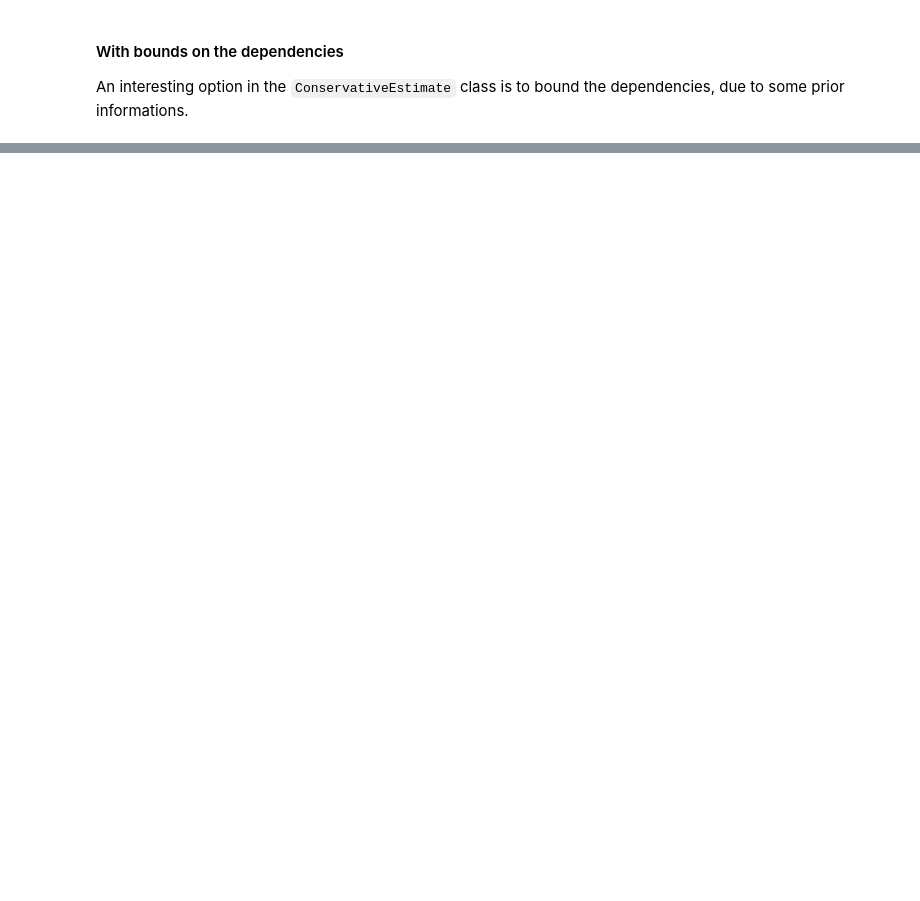
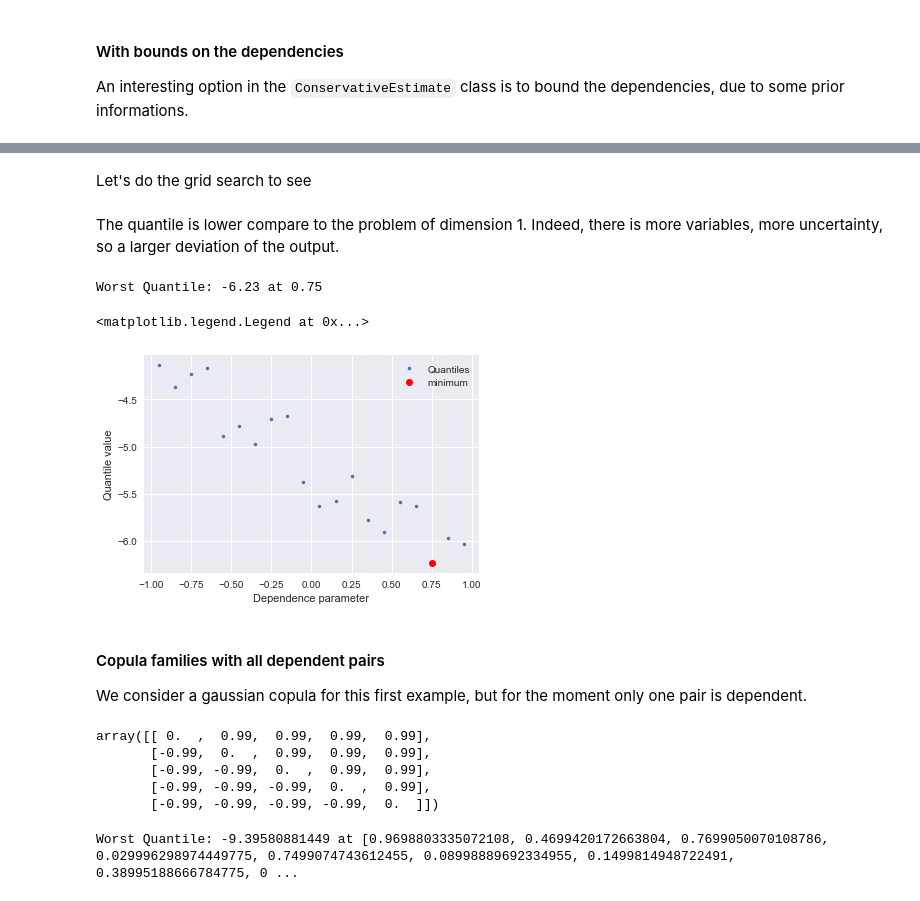
Before and after one commit to NazBen/dep-impact, a Jupyter notebook: examples/grid-search.ipynb, the cells around one changed output, grey strips where cells are left out. Saved outputs shown, nothing was run; the diff lists cells and outputs as text; code cells hidden in the pictures; blank space fills up the shorter version.

```diff
--- a/examples/grid-search.ipynb
+++ b/examples/grid-search.ipynb
@@ -174,0 +234,8 @@ An interesting option in the `ConservativeEstimate` class is to bound the depend
+# %%
+from dependence import ConservativeEstimate
+
+quant_estimate.margins = margins
+quant_estimate.families = families
+quant_estimate.vine_structure = None
+quant_estimate.bounds_tau = None
+quant_estimate.bounds_tau
@@ -174,0 +250,28 @@ An interesting option in the `ConservativeEstimate` class is to bound the depend
+# %% [markdown]
+Let's do the grid search to see
+# %%
+K = 20
+n = 1000
+grid_type = 'lhs'
+grid_result = quant_estimate.gridsearch_minimize(n_dep_param=K, n_input_sample=n, grid_type=grid_type,
+                                                 q_func=q_func, random_state=random_state)
+# %% [markdown]
+The quantile is lower compare to the problem of dimension 1. Indeed, there is more variables, more uncertainty, so a larger deviation of the output.
+# %%
+min_result = grid_result.min_result
+print('Worst Quantile: %.2f at %.2f' % (min_result.quantity_, min_result.dep_param[0]))
+# %% [output]
+Worst Quantile: -6.23 at 0.75
+# %%
+plt.plot(grid_result.dep_params, grid_result.quantities, '.', label='Quantiles')
+plt.plot(min_result.dep_param[0], min_result.quantity_, 'ro', label='minimum')
+plt.xlabel('Dependence parameter')
+plt.ylabel('Quantile value')
+plt.legend(loc=0)
+# %% [output]
+<matplotlib.legend.Legend at 0x...>
+[figure, added]
+# %% [markdown]
+#### Copula families with all dependent pairs
+
+We consider a gaussian copula for this first example, but for the moment only one pair is dependent.
@@ -174,0 +283,14 @@ An interesting option in the `ConservativeEstimate` class is to bound the depend
+# %%
+from dependence import ConservativeEstimate
+
+quant_estimate.margins = margins
+quant_estimate.families = families
+quant_estimate.vine_structure = None
+quant_estimate.bounds_tau = None
+quant_estimate.bounds_tau
+# %% [output]
+array([[ 0.  ,  0.99,  0.99,  0.99,  0.99],
+       [-0.99,  0.  ,  0.99,  0.99,  0.99],
+       [-0.99, -0.99,  0.  ,  0.99,  0.99],
+       [-0.99, -0.99, -0.99,  0.  ,  0.99],
+       [-0.99, -0.99, -0.99, -0.99,  0.  ]])
@@ -174,0 +303,5 @@ An interesting option in the `ConservativeEstimate` class is to bound the depend
+# %%
+min_result = grid_result.min_result
+print('Worst Quantile: {0} at {1}'.format(min_result.quantity_, min_result.dep_param))
+# %% [output]
+Worst Quantile: -9.39580881449 at [0.9698803335072108, 0.4699420172663804, 0.7699050070108786, 0.029996298974449775, 0.7499074743612455, 0.08998889692334955, 0.1499814948722491, 0.38995188666784775, 0 ...
```
Also changed, not shown: parts of 19 cells of this notebook.
